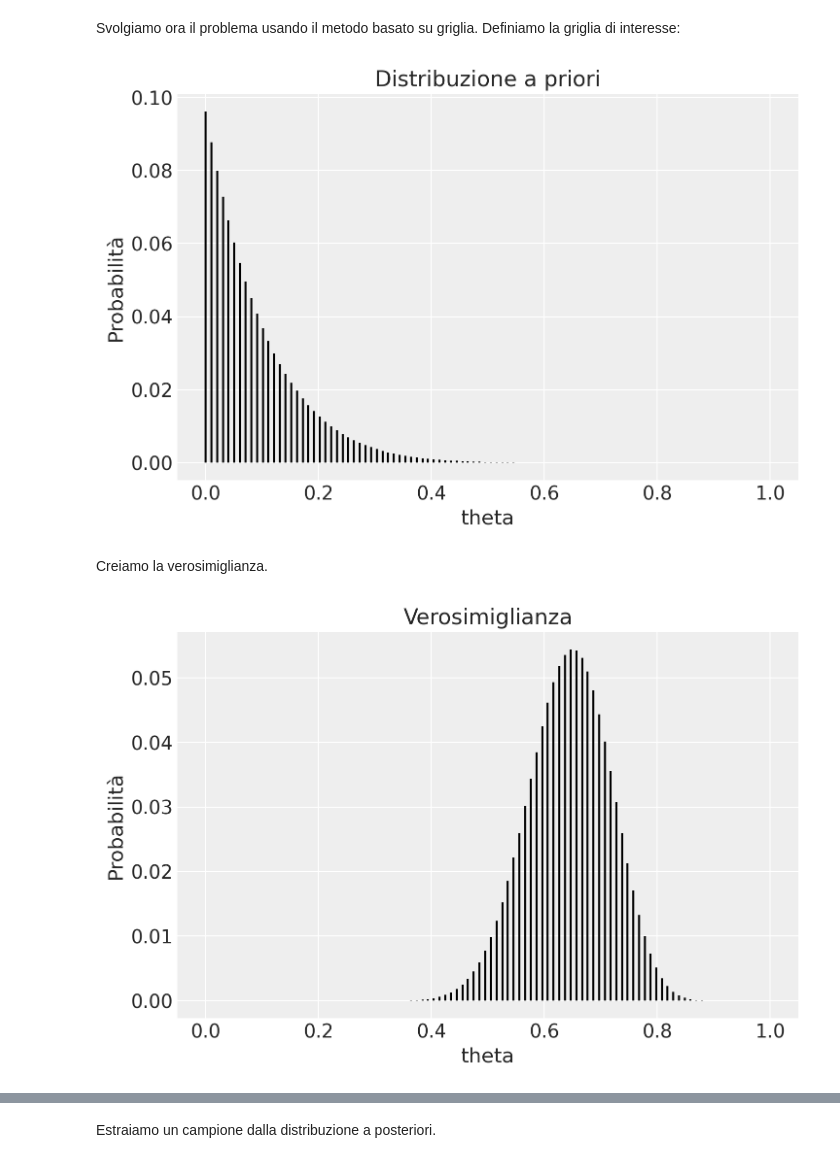
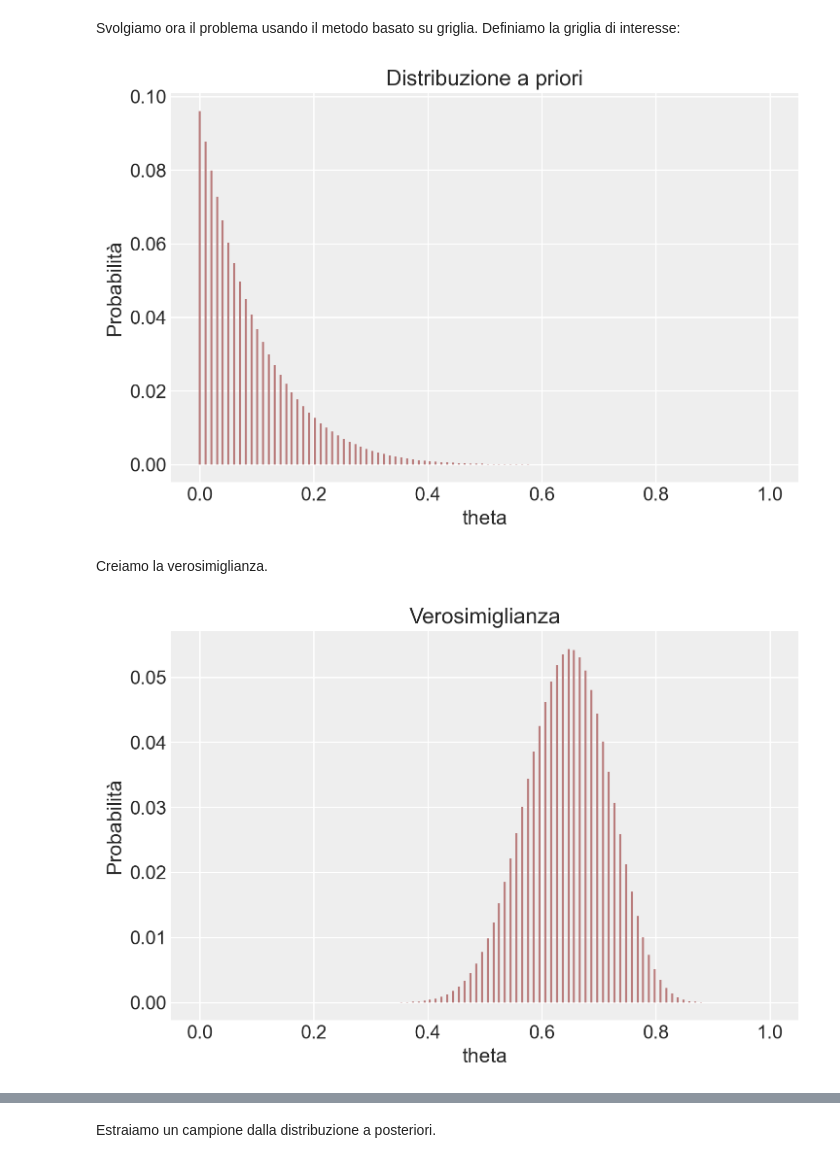
Before and after one commit to ccaudek/psicometria, a Jupyter notebook: chapters/chapter_4/03_conjugate_families_1.ipynb, the cells around one changed output, grey strips where cells are left out. Saved outputs shown, nothing was run; the diff lists cells and outputs as text; code cells hidden in the pictures.

```diff
--- a/chapters/chapter_4/03_conjugate_families_1.ipynb
+++ b/chapters/chapter_4/03_conjugate_families_1.ipynb
@@ -140,7 +141,8 @@ x_values = np.linspace(0, 1, 1000)
 beta_pdf = stats.beta.pdf(x_values, alpha, beta_val)
 
 # Plot della densità di probabilità
-plt.plot(x_values, beta_pdf, label='Beta(1, 10)')
+color_fill = "#b97c7c"
+plt.plot(x_values, beta_pdf, label='Beta(1, 10)', color=color_fill)
 plt.title('Distribuzione Beta(1, 10)')
 plt.xlabel('x')
 plt.ylabel('Densità di probabilità')
@@ -214,27 +216,27 @@ beta_prior = 10
 # Calcolo della PDF della distribuzione Beta per i valori x
 prior = stats.beta.pdf(theta, alpha_prior, beta_prior)
 
-plt.vlines(theta, 0, prior / np.sum(prior), color='black', linestyle='-')
+plt.vlines(theta, 0, prior / np.sum(prior), color=color_fill, linestyle='-')
 plt.xlabel('theta')
 plt.ylabel('Probabilità')
 plt.title('Distribuzione a priori')
 
 plt.show()
 # %% [output]
-[figure, old version]
+[figure, new version]
 # %% [markdown]
 Creiamo la verosimiglianza.
 # %%
 lk = stats.binom.pmf(y, n, theta)
 
-plt.vlines(theta, 0, lk / np.sum(lk), color='black', linestyle='-')
+plt.vlines(theta, 0, lk / np.sum(lk), color=color_fill, linestyle='-')
 plt.xlabel('theta')
 plt.ylabel('Probabilità')
 plt.title('Verosimiglianza')
 
 plt.show()
 # %% [output]
-[figure, old version]
+[figure, new version]
 # %%
 post = (prior * lk) / np.sum(prior * lk)
 
```
Also changed, not shown: parts of 4 cells of this notebook, 21 other files.
